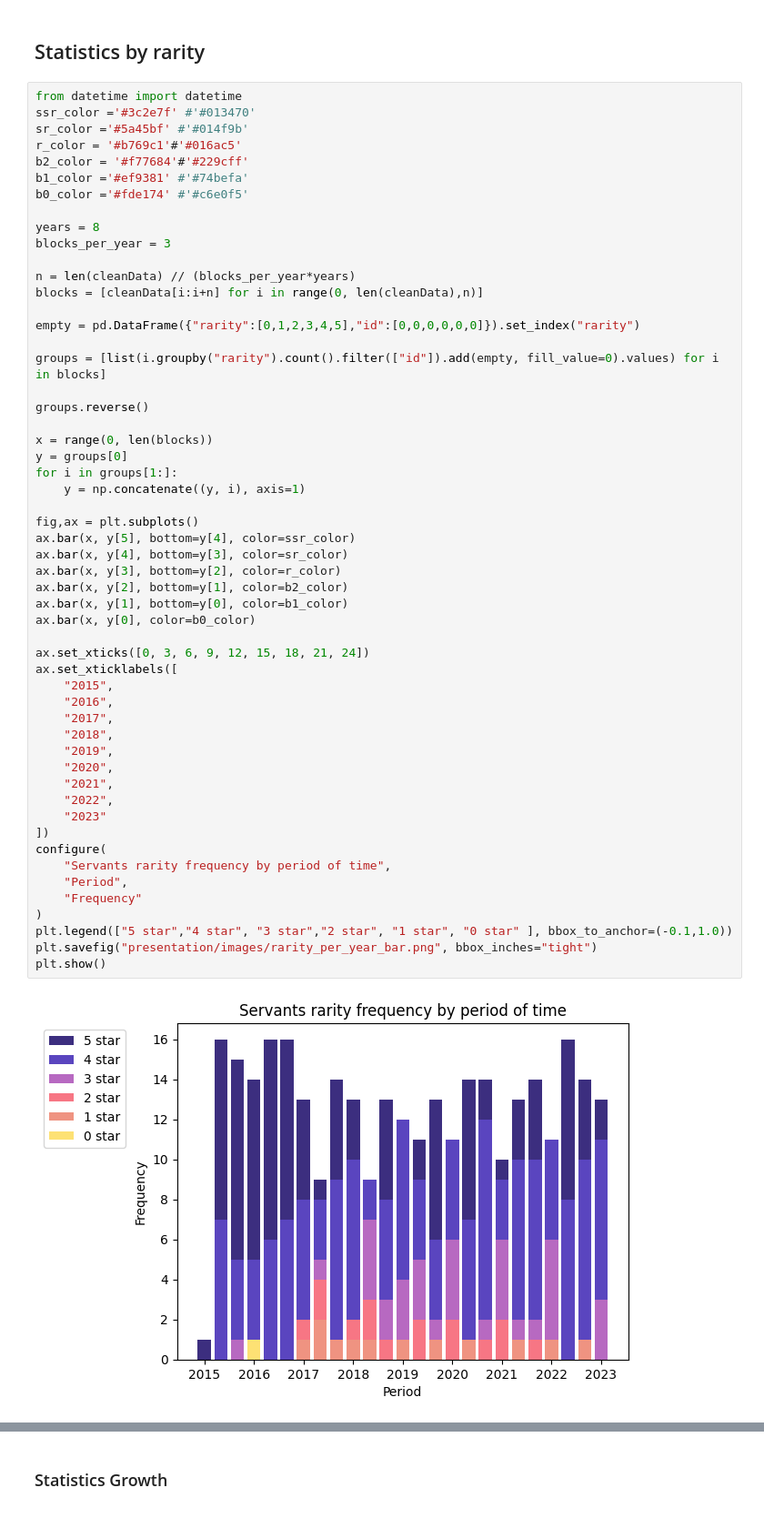
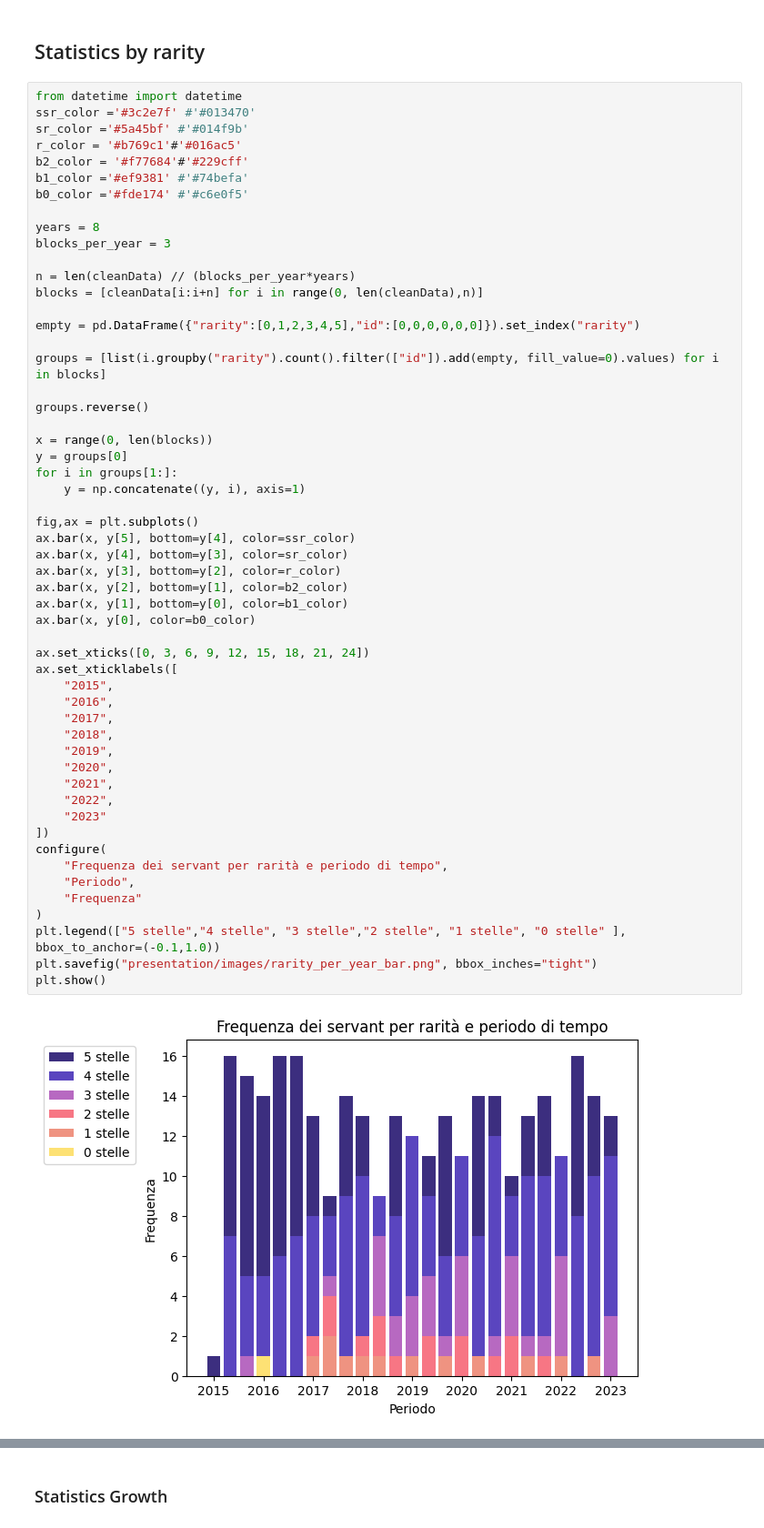
Before and after one commit to manuelelucchi/VisualizzazioneScientifica, a Jupyter notebook: Report.ipynb, the cells around one changed output, grey strips where cells are left out. Shown: that part at 91% size. Drawn from its saved outputs; the diff is of its cells as text.

```diff
--- a/Report.ipynb
+++ b/Report.ipynb
@@ -173,38 +167,38 @@ groups.reverse()
 x = range(0, len(blocks))
 y = groups[0]
 for i in groups[1:]:
     y = np.concatenate((y, i), axis=1)
 
 fig,ax = plt.subplots()
 ax.bar(x, y[5], bottom=y[4], color=ssr_color)
 ax.bar(x, y[4], bottom=y[3], color=sr_color)
 ax.bar(x, y[3], bottom=y[2], color=r_color)
 ax.bar(x, y[2], bottom=y[1], color=b2_color)
 ax.bar(x, y[1], bottom=y[0], color=b1_color)
 ax.bar(x, y[0], color=b0_color)
 
 ax.set_xticks([0, 3, 6, 9, 12, 15, 18, 21, 24])
 ax.set_xticklabels([
     "2015",
     "2016",
     "2017",
     "2018",
     "2019",
     "2020",
     "2021",
     "2022",
     "2023"
 ])
 configure(
-    "Servants rarity frequency by period of time",
-    "Period",
-    "Frequency"
+    "Frequenza dei servant per rarità e periodo di tempo",
+    "Periodo",
+    "Frequenza"
 )
-plt.legend(["5 star","4 star", "3 star","2 star", "1 star", "0 star" ], bbox_to_anchor=(-0.1,1.0))
+plt.legend(["5 stelle","4 stelle", "3 stelle","2 stelle", "1 stelle", "0 stelle" ], bbox_to_anchor=(-0.1,1.0))
 plt.savefig("presentation/images/rarity_per_year_bar.png", bbox_inches="tight")
 plt.show()
 # %% [output]
-[figure, old version]
+[figure, new version]
 # %%
 atk = cleanData['atkMax']
 
```
Also changed, not shown: parts of 11 cells of this notebook, 18 other files.
